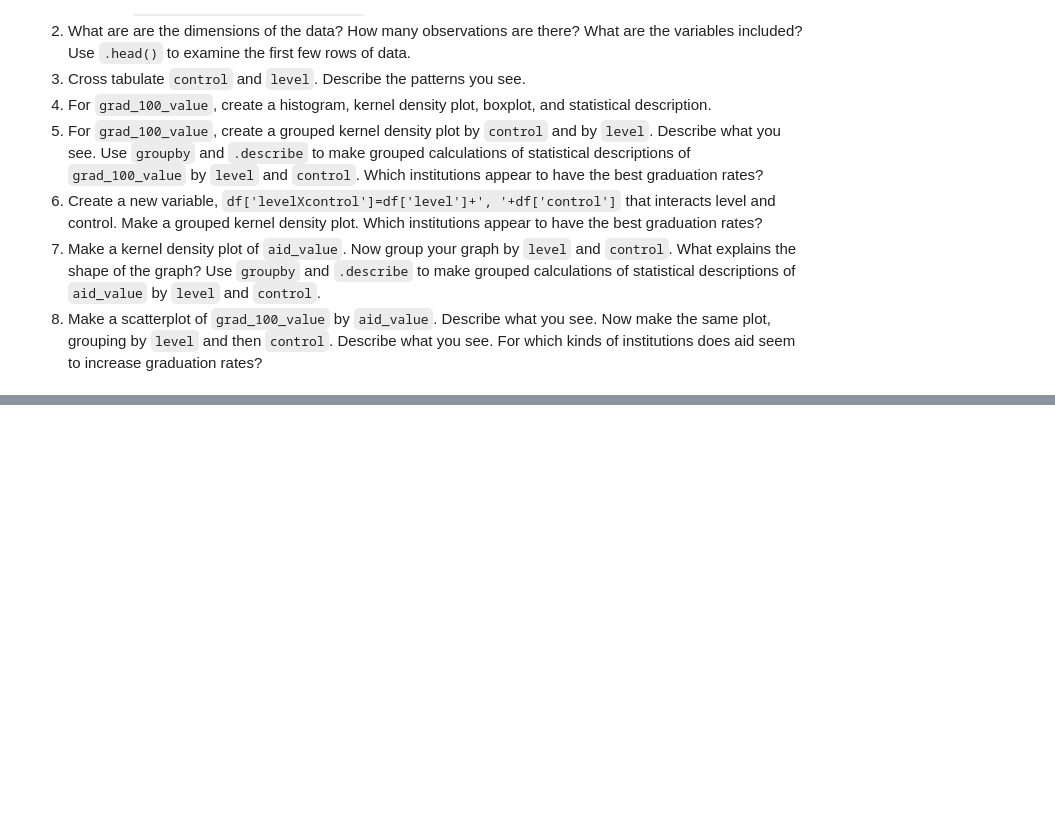
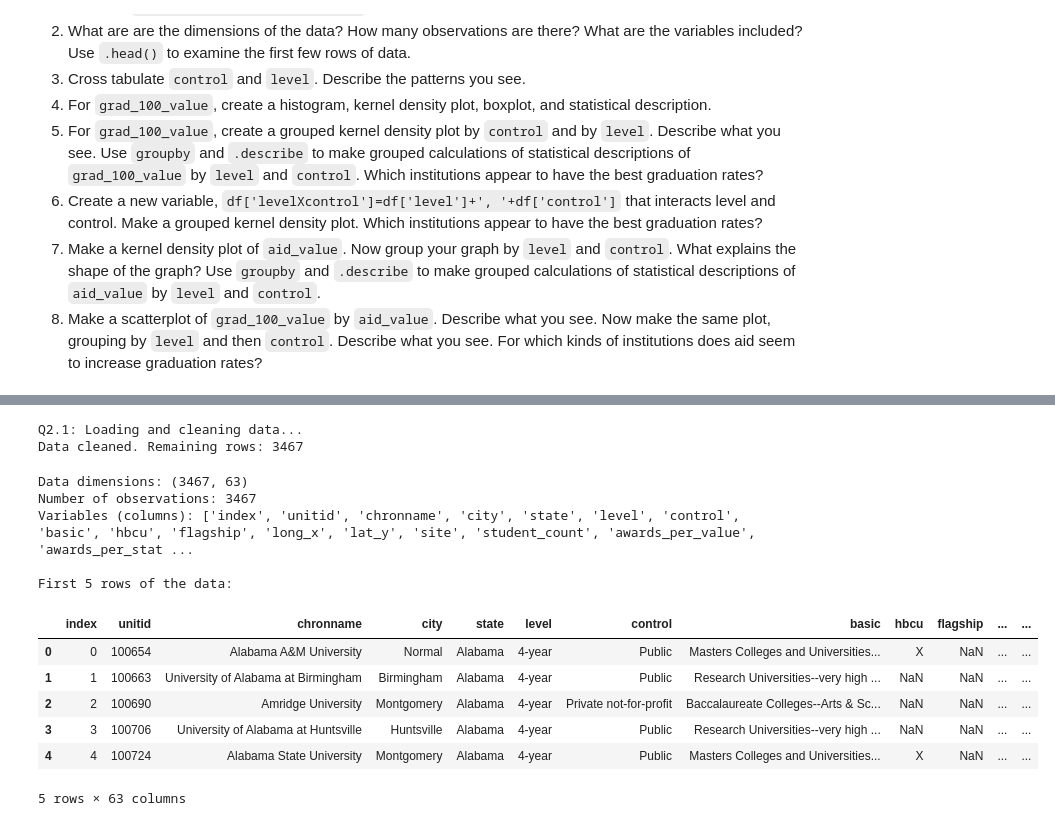
Before and after one commit to ewunder32/visualization_assignment, a Jupyter notebook: A3_Visualization.ipynb, the cells around one changed output, grey strips where cells are left out. Cells and saved outputs as stored; diff of their text form; code cells hidden in the pictures; blank space fills up the shorter version.

```diff
--- a/A3_Visualization.ipynb
+++ b/A3_Visualization.ipynb
@@ -338,0 +169,35 @@ The positive relationship between aid and graduation rates seems most evident fo
+# %%
+# Q2. Data Analysis
+
+# 1. Load and clean the data.
+print("Q2.1: Loading and cleaning data...")
+df = pd.read_csv('/content/college_completion.csv')
+# Drop rows with missing values in the target variable
+df.dropna(subset=['grad_100_value'], inplace=True)
+print("Data cleaned. Remaining rows:", len(df))
+print("\n")
+# %% [output]
+Q2.1: Loading and cleaning data...
+Data cleaned. Remaining rows: 3467
+# %%
+# 2. Dimensions of Data
+# Display data information
+print("Data dimensions:", df.shape)
+print("Number of observations:", len(df))
+print("Variables (columns):", df.columns.tolist())
+print("\nFirst 5 rows of the data:")
+display(df.head())
+print("\n")
+# %% [output]
+Data dimensions: (3467, 63)
+Number of observations: 3467
+Variables (columns): ['index', 'unitid', 'chronname', 'city', 'state', 'level', 'control', 'basic', 'hbcu', 'flagship', 'long_x', 'lat_y', 'site', 'student_count', 'awards_per_value', 'awards_per_stat ...
+
+First 5 rows of the data:
+|  | index | unitid | chronname | city | state | level | control | basic | hbcu | flagship | ... | ... |
+| 0 | 0 | 100654 | Alabama A&M University | Normal | Alabama | 4-year | Public | Masters Colleges and Universities... | X | NaN | ... | ... |
+| 1 | 1 | 100663 | University of Alabama at Birmingham | Birmingham | Alabama | 4-year | Public | Research Universities--very high ... | NaN | NaN | ... | ... |
+| 2 | 2 | 100690 | Amridge University | Montgomery | Alabama | 4-year | Private not-for-profit | Baccalaureate Colleges--Arts & Sc... | NaN | NaN | ... | ... |
+| 3 | 3 | 100706 | University of Alabama at Huntsville | Huntsville | Alabama | 4-year | Public | Research Universities--very high ... | NaN | NaN | ... | ... |
+| 4 | 4 | 100724 | Alabama State University | Montgomery | Alabama | 4-year | Public | Masters Colleges and Universities... | X | NaN | ... | ... |
+5 rows × 63 columns
```
Also changed, not shown: parts of 20 cells of this notebook.
